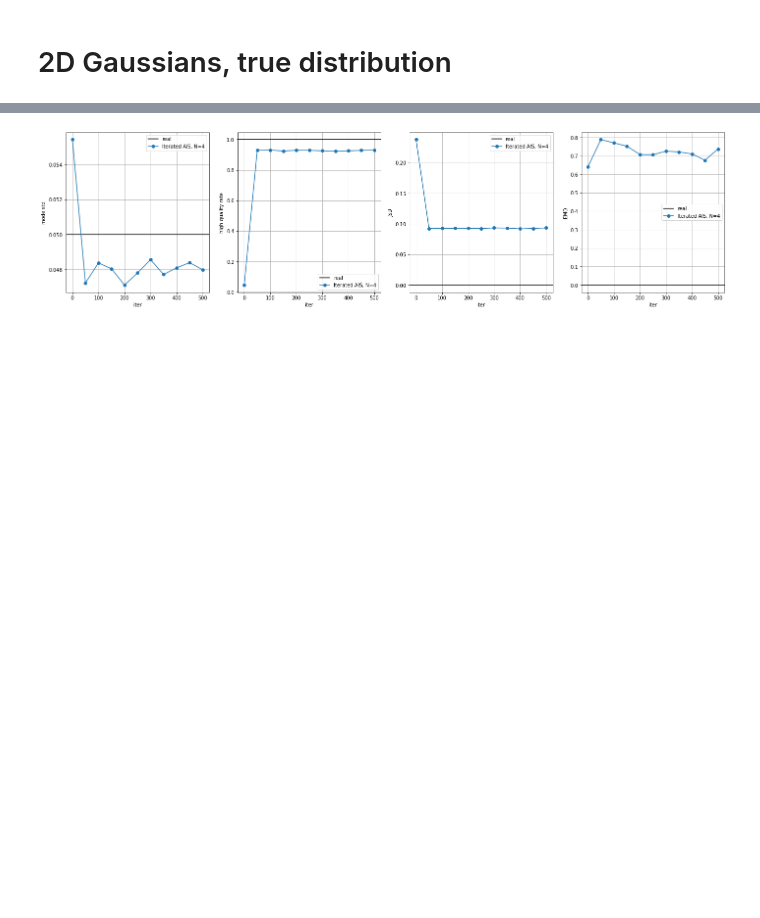
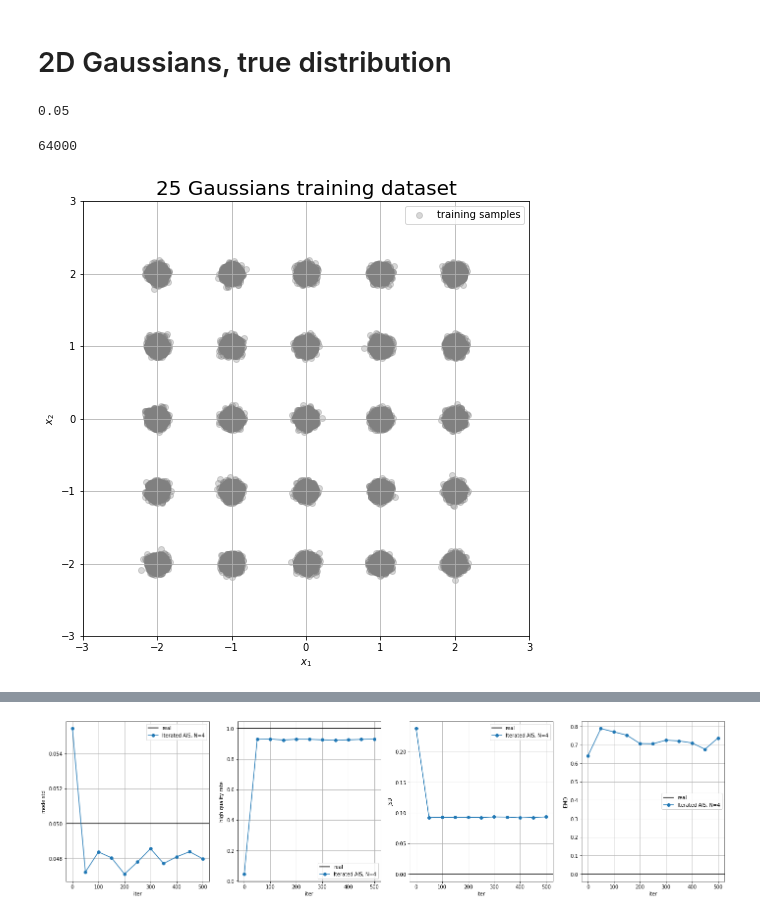
Before and after one commit to premolab/gans_sampling, a Jupyter notebook: notebooks/gaussians_2d.ipynb, the cells around one changed output, grey strips where cells are left out. Drawn from its saved outputs; the diff is of its cells as text; code cells hidden in the pictures; blank space fills up the shorter version.

```diff
--- a/notebooks/gaussians_2d.ipynb
+++ b/notebooks/gaussians_2d.ipynb
@@ -89,6 +88,14 @@ from pathlib import Path
 figpath = Path('../figs')
 # %% [markdown]
 # 2D Gaussians, true distribution
+# %%
+sigma
+# %% [output]
+0.05
+# %%
+train_dataset_size
+# %% [output]
+64000
 # %%
 from sklearn.preprocessing import StandardScaler
 
@@ -102,6 +109,12 @@ X_train, means = prepare_25gaussian_data(train_dataset_size,
 
 scaler = StandardScaler()
 X_train_std = scaler.fit_transform(X_train)
+# %%
+title = '25 Gaussians training dataset'
+path_to_save = Path(figpath, '25_gaussians_training.pdf')
+plot_real_data(X_train, title, path_to_save)
+# %% [output]
+[figure, added]
 # %%
 n_dim = 2
 target_args = DotDict()
```
Also changed, not shown: parts of 9 cells of this notebook, 13 other files.
